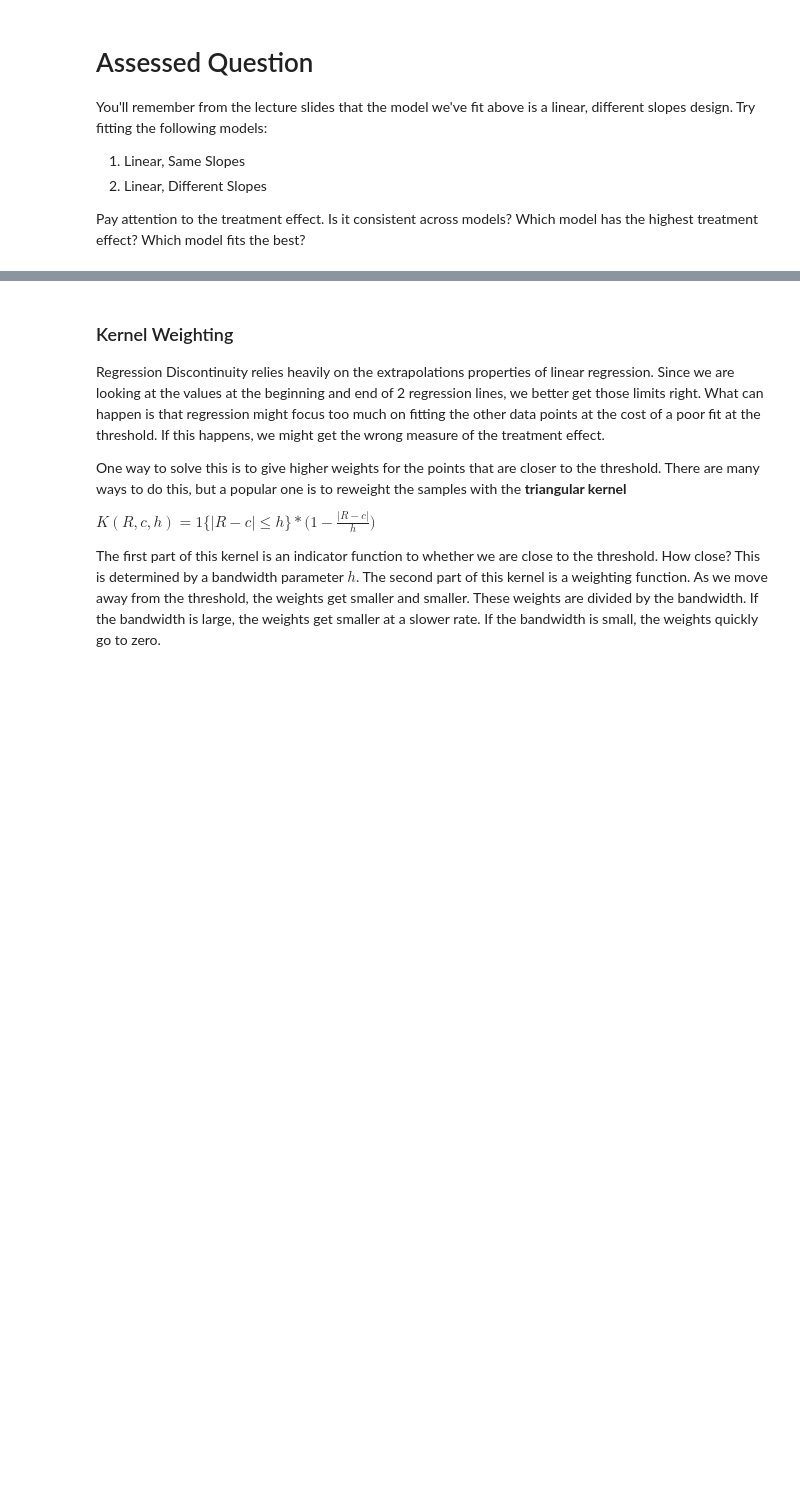
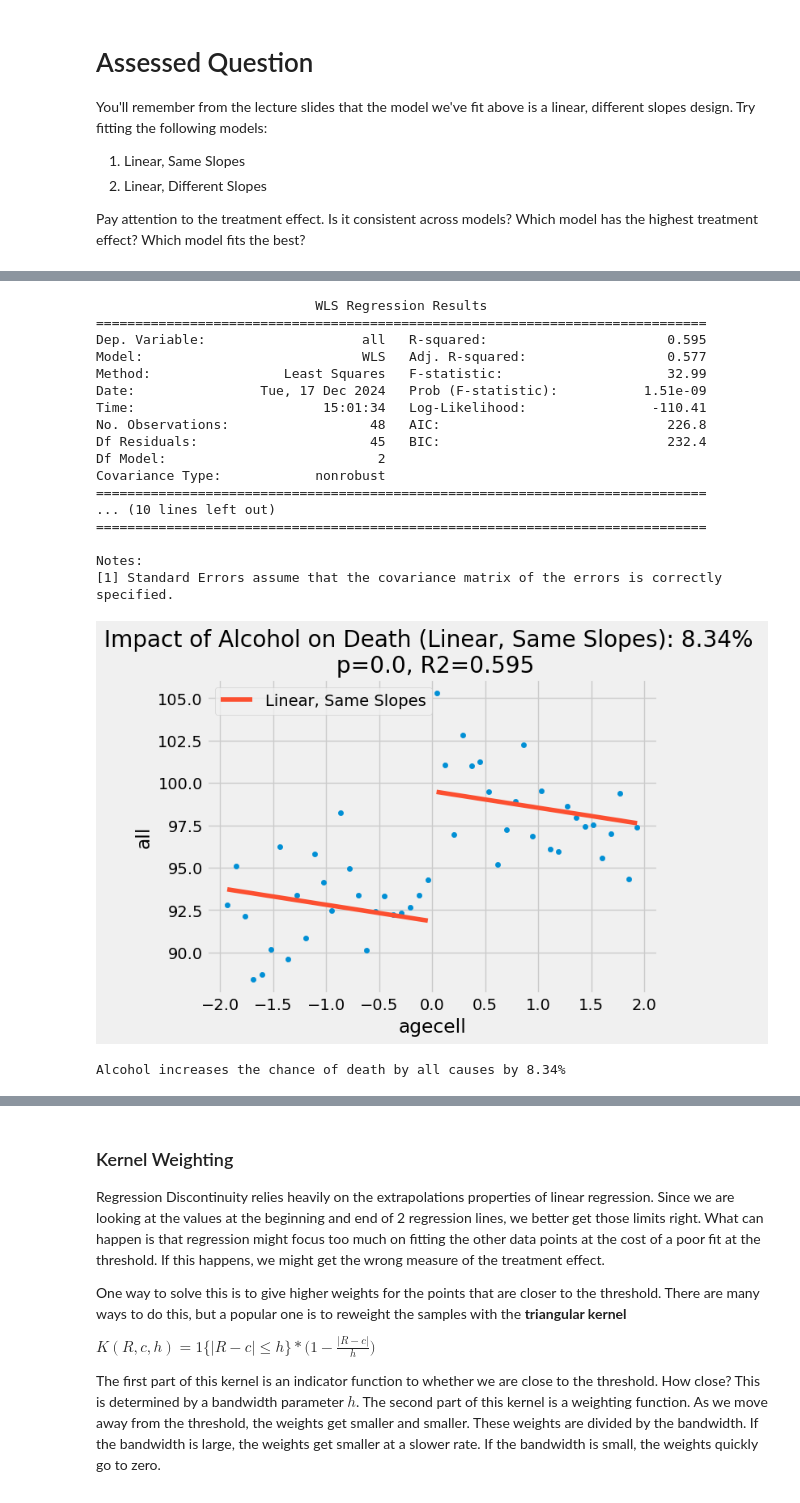
Before and after one commit to shan18-sp/QM2, a Jupyter notebook: notebooks/W09. Regression Discontinuity.ipynb, the cells around one changed output, grey strips where cells are left out. Drawn from its saved outputs; the diff is of its cells as text; code cells hidden in the pictures; blank space fills up the shorter version.

```diff
--- a/notebooks/W09. Regression Discontinuity.ipynb
+++ b/notebooks/W09. Regression Discontinuity.ipynb
@@ -246,0 +309,41 @@ Pay attention to the treatment effect. Is it consistent across models? Which mod
+# %%
+# Linear, Same Slopes Model
+model_linear_same = smf.wls("all ~ agecell + threshold", rdd_df).fit()
+# Summary Statistics
+print(model_linear_same.summary())
+
+# Update predictions and ATE
+predictions_linear_same = model_linear_same.fittedvalues
+ate_pct_linear_same = 100 * (model_linear_same.params["threshold"] / model_linear_same.params["Intercept"])
+
+# Plotting
+ax = drinking.plot.scatter(x="agecell", y="all", color="C0")
+drinking.assign(predictions=predictions_linear_same).plot(x="agecell", y="predictions", ax=ax, color="C1", label="Linear, Same Slopes")
+plt.title(f"Impact of Alcohol on Death (Linear, Same Slopes): {np.round(ate_pct_linear_same, 2)}% \n p={np.round(model_linear_same.pvalues['threshold'], 3)}, R2={np.round(model_linear_same.rsquared, 3)}")
+plt.legend()
+plt.show()
+
+#Impact of Alcohol
+ate_pct = 100*((model_linear_same.params["threshold"] + model_linear_same.params["Intercept"])/model_linear_same.params["Intercept"] - 1)
+
+print("Alcohol increases the chance of death by all causes by {}%".format(np.round(ate_pct,2)))
+# %% [output]
+                            WLS Regression Results
+==============================================================================
+Dep. Variable:                    all   R-squared:                       0.595
+Model:                            WLS   Adj. R-squared:                  0.577
+Method:                 Least Squares   F-statistic:                     32.99
+Date:                Tue, 17 Dec 2024   Prob (F-statistic):           1.51e-09
+Time:                        15:01:34   Log-Likelihood:                -110.41
+No. Observations:                  48   AIC:                             226.8
+Df Residuals:                      45   BIC:                             232.4
+Df Model:                           2
+Covariance Type:            nonrobust
+==============================================================================
+... (10 lines left out)
+==============================================================================
+
+Notes:
+[1] Standard Errors assume that the covariance matrix of the errors is correctly specified.
+[figure, added]
+Alcohol increases the chance of death by all causes by 8.34%
```
Also changed, not shown: parts of 13 cells of this notebook.
